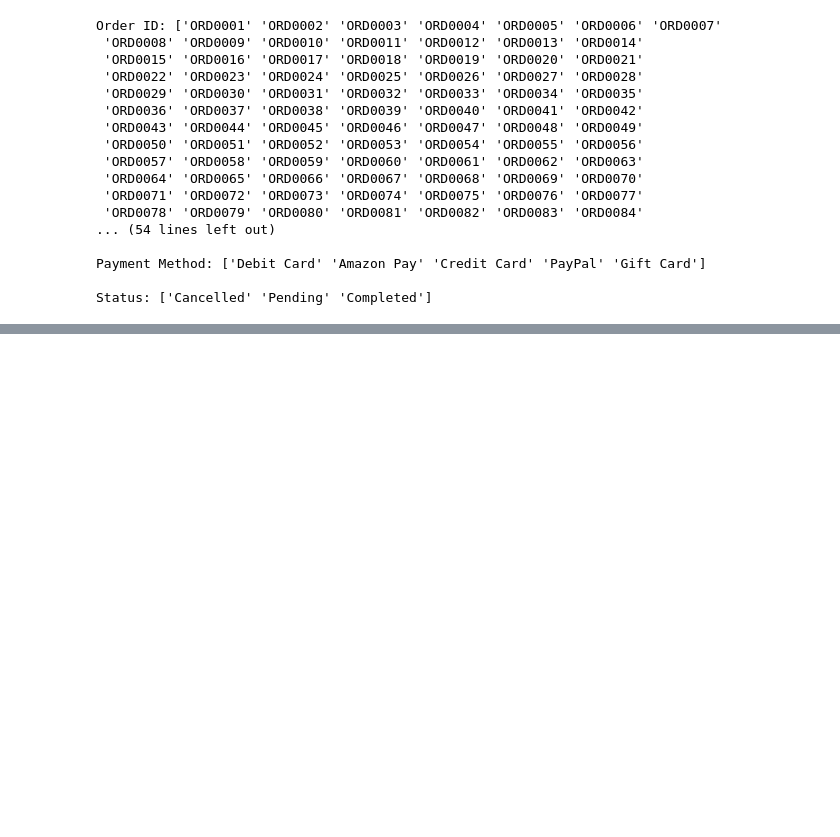
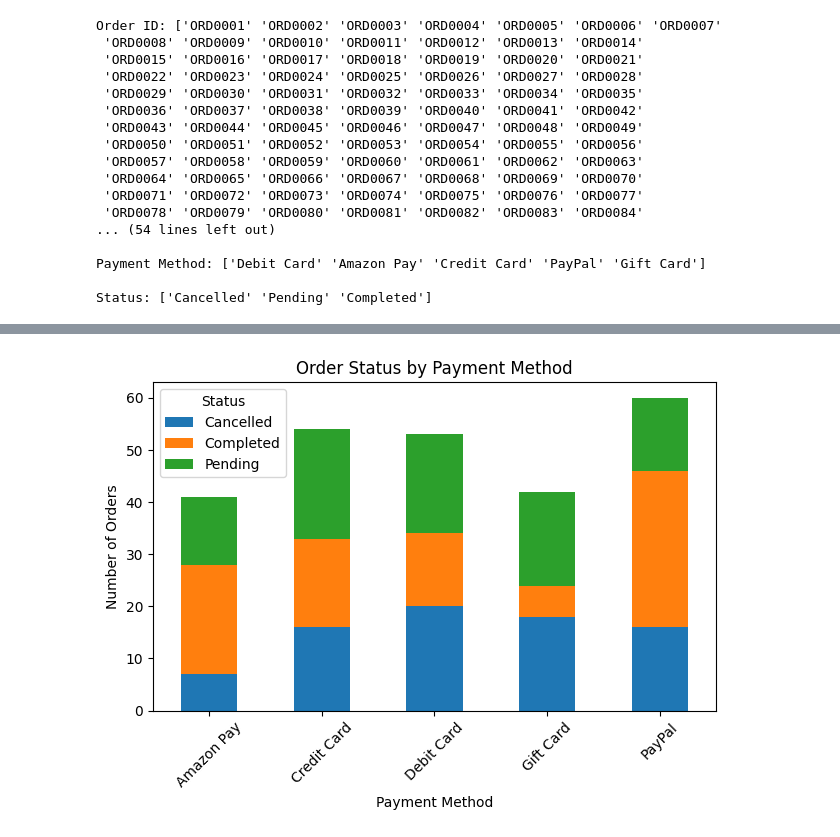
Before and after one commit to isg75/first_project, a Jupyter notebook: amazonsales.ipynb, the cells around one changed output, grey strips where cells are left out. Saved outputs shown, nothing was run; the diff lists cells and outputs as text; code cells hidden in the pictures; blank space fills up the shorter version.

```diff
--- a/amazonsales.ipynb
+++ b/amazonsales.ipynb
@@ -64,0 +154,3 @@ Status: ['Cancelled' 'Pending' 'Completed']
+# %%
+payment_vs_status = df.groupby(['Payment Method', 'Status']).size().unstack().fillna(0)
+print(payment_vs_status)
@@ -64,0 +244,13 @@ Status: ['Cancelled' 'Pending' 'Completed']
+# %%
+# Plotting Payment Method vs Status
+payment_vs_status.plot(kind='bar', stacked=True)
+
+plt.title('Order Status by Payment Method')
+plt.xlabel('Payment Method')
+plt.ylabel('Number of Orders')
+plt.legend(title='Status')
+plt.xticks(rotation=45)
+plt.tight_layout()
+plt.show()
+# %% [output]
+[figure, added]
```
Also changed, not shown: parts of 16 cells of this notebook.
